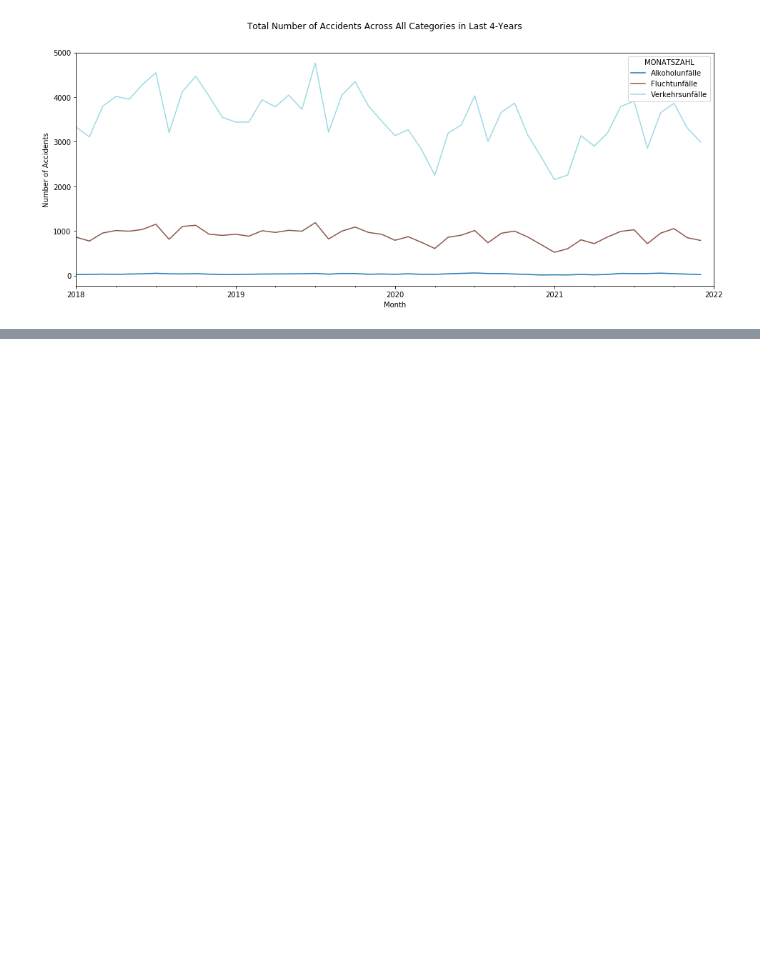
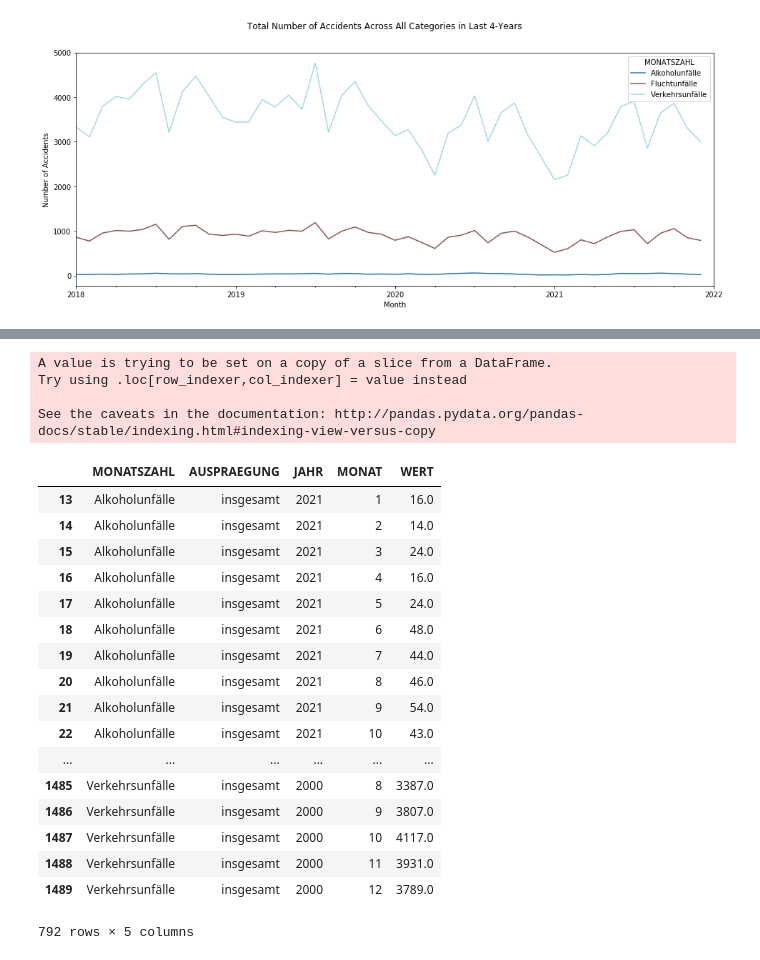
Before and after one commit to vocalcodes/dps_AI_challenge, a Jupyter notebook: main.ipynb, the cells around one changed output, grey strips where cells are left out. Drawn from its saved outputs; the diff is of its cells as text; code cells hidden in the pictures; blank space fills up the shorter version.

```diff
--- a/main.ipynb
+++ b/main.ipynb
@@ -192,0 +208,39 @@ plt.show()
+# %%
+#df_mon = df[df['MONAT']!='Summe']
+#df['MONAT'] = df['MONAT'].str[4:]
+#df
+#df['MONAT'] = df[df['MONAT'].timestamp.month==3]
+#df
+
+#from datetime import datetime
+#import pandas as pd
+#df['MONAT'] = pd.to_datetime(df['dateTime'])
+#df.index = df['date']
+#del df['date']
+#df1 = df['2011-03']
+
+df['MONAT'] = df['MONAT'].dt.month
+df
+# %% [output]
+A value is trying to be set on a copy of a slice from a DataFrame.
+Try using .loc[row_indexer,col_indexer] = value instead
+
+See the caveats in the documentation: http://pandas.pydata.org/pandas-docs/stable/indexing.html#indexing-view-versus-copy
+|  | MONATSZAHL | AUSPRAEGUNG | JAHR | MONAT | WERT |
+| 13 | Alkoholunfälle | insgesamt | 2021 | 1 | 16.0 |
+| 14 | Alkoholunfälle | insgesamt | 2021 | 2 | 14.0 |
+| 15 | Alkoholunfälle | insgesamt | 2021 | 3 | 24.0 |
+| 16 | Alkoholunfälle | insgesamt | 2021 | 4 | 16.0 |
+| 17 | Alkoholunfälle | insgesamt | 2021 | 5 | 24.0 |
+| 18 | Alkoholunfälle | insgesamt | 2021 | 6 | 48.0 |
+| 19 | Alkoholunfälle | insgesamt | 2021 | 7 | 44.0 |
+| 20 | Alkoholunfälle | insgesamt | 2021 | 8 | 46.0 |
+| 21 | Alkoholunfälle | insgesamt | 2021 | 9 | 54.0 |
+| 22 | Alkoholunfälle | insgesamt | 2021 | 10 | 43.0 |
+| ... | ... | ... | ... | ... | ... |
+| 1485 | Verkehrsunfälle | insgesamt | 2000 | 8 | 3387.0 |
+| 1486 | Verkehrsunfälle | insgesamt | 2000 | 9 | 3807.0 |
+| 1487 | Verkehrsunfälle | insgesamt | 2000 | 10 | 4117.0 |
+| 1488 | Verkehrsunfälle | insgesamt | 2000 | 11 | 3931.0 |
+| 1489 | Verkehrsunfälle | insgesamt | 2000 | 12 | 3789.0 |
+792 rows × 5 columns
```
Also changed, not shown: parts of 20 cells of this notebook, 1 other file.
